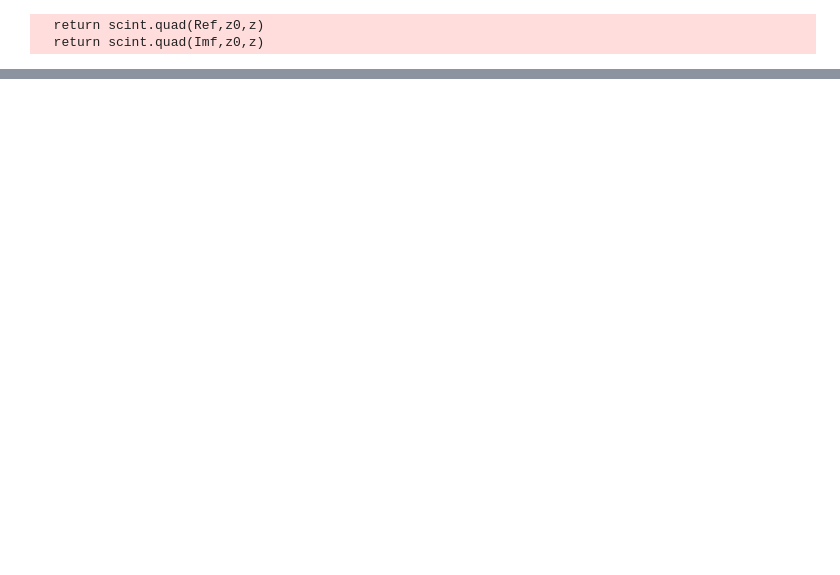
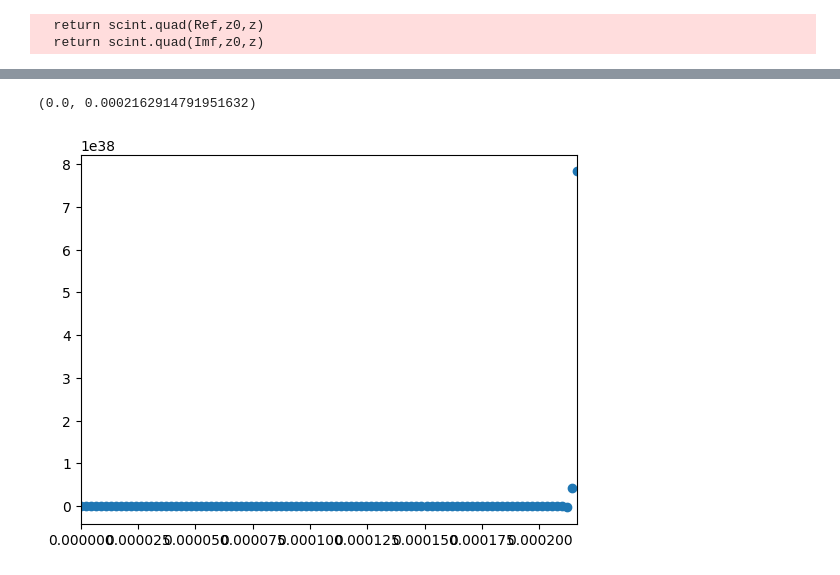
Before and after one commit to OliverQuinonez/118-Project, a Jupyter notebook: rProblem.ipynb, the cells around one changed output, grey strips where cells are left out. Cells and saved outputs as stored; diff of their text form; code cells hidden in the pictures; blank space fills up the shorter version.

```diff
--- a/rProblem.ipynb
+++ b/rProblem.ipynb
@@ -60,0 +111,6 @@ plt.show()
+# %%
+plt.scatter(r,sol.beam_118.data[:,950])
+plt.xlim(0*omega0,6*omega0)
+# %% [output]
+(0.0, 0.0002162914791951632)
+[figure, added]
```
Also changed, not shown: parts of 4 cells of this notebook.
